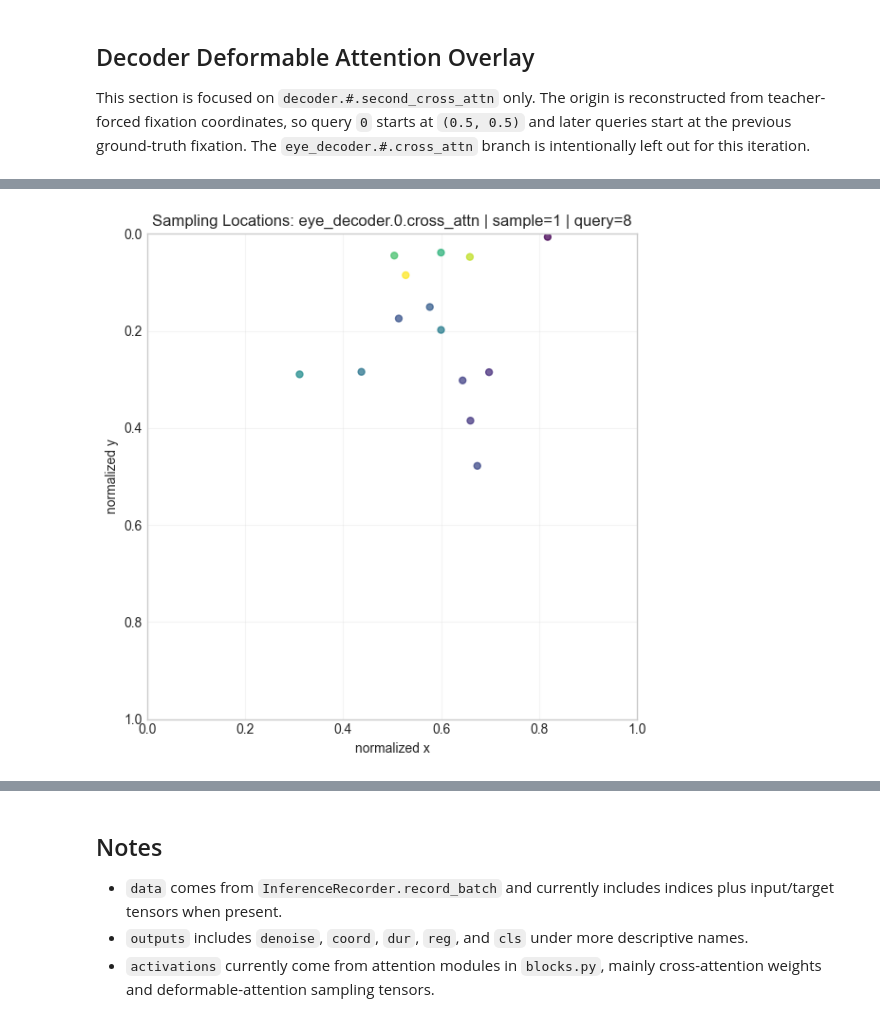
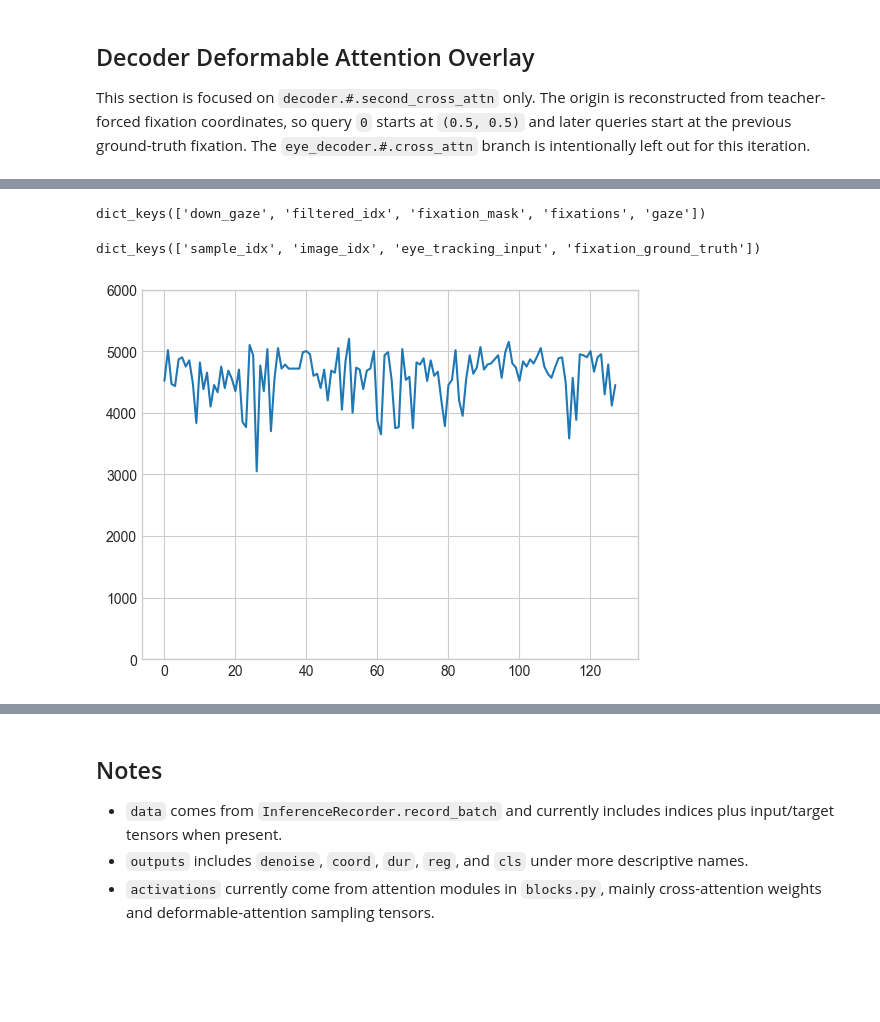
Before and after one commit to Leo00010011/From-Noisy-Eye-Tracking-To-Scanpath, a Jupyter notebook: src/notebooks/review_inference_recorder.ipynb, the cells around one changed output, grey strips where cells are left out. Saved outputs shown, nothing was run; the diff lists cells and outputs as text; code cells hidden in the pictures; blank space fills up the shorter version.

```diff
--- a/src/notebooks/review_inference_recorder.ipynb
+++ b/src/notebooks/review_inference_recorder.ipynb
@@ -293,8 +176,23 @@ if payload is not None:
-# %%
-if payload is not None:
-    try:
-        plot_sampling_locations(payload, sample_index=sample_index, query_index=query_index)
-    except ValueError as exc:
-        print(exc)
-# %% [output]
-[figure, removed]
+# %%
+from src.data.datasets import FreeViewInMemory
+data = FreeViewInMemory()
+# %%
+data.data_store.keys()
+# %% [output]
+dict_keys(['down_gaze', 'filtered_idx', 'fixation_mask', 'fixations', 'gaze'])
+# %%
+payload["data"].keys()
+# %% [output]
+dict_keys(['sample_idx', 'image_idx', 'eye_tracking_input', 'fixation_ground_truth'])
+# %%
+import torch
+idx = payload["data"]["sample_idx"]
+fixations_gt:torch.Tensor = payload["data"]["fixation_ground_truth"]
+masks = data.data_store["fixation_mask"][idx]
+
+
+plt.plot([len(item)*(1000/60) for item in masks])
+plt.ylim(0,6000)
+plt.show()
+# %% [output]
+[figure, added]
```
Also changed, not shown: parts of 19 cells of this notebook, 3 other files.
